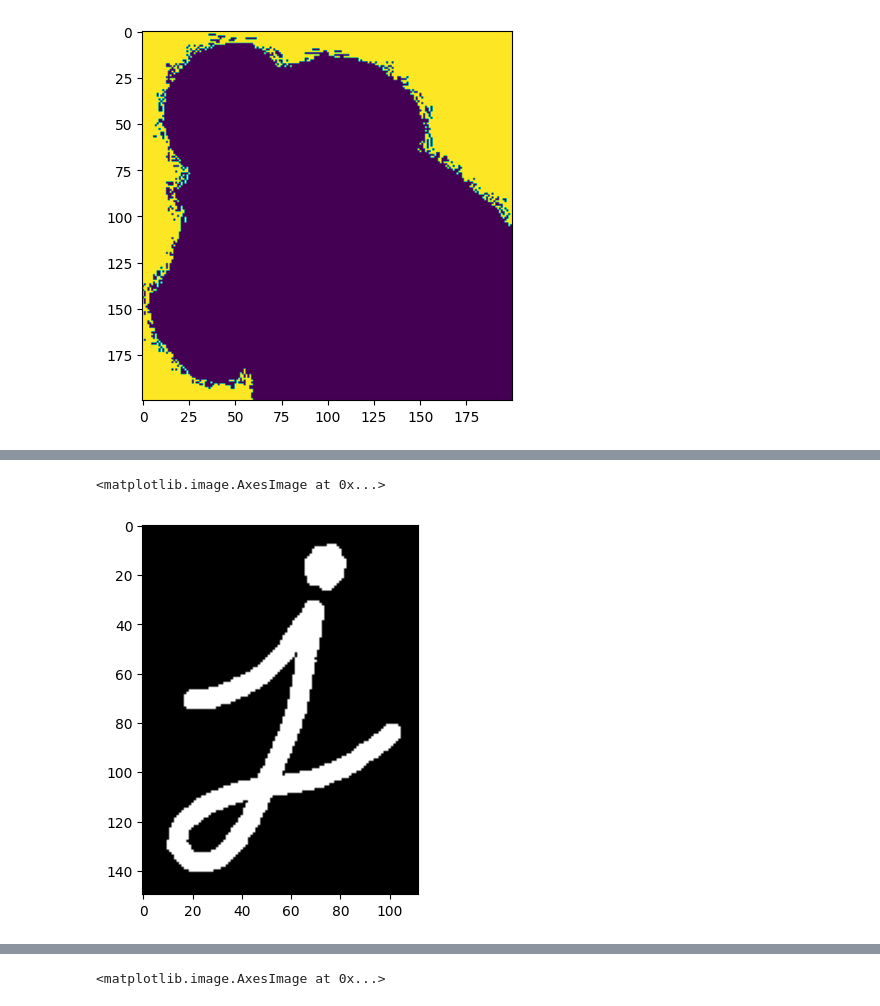
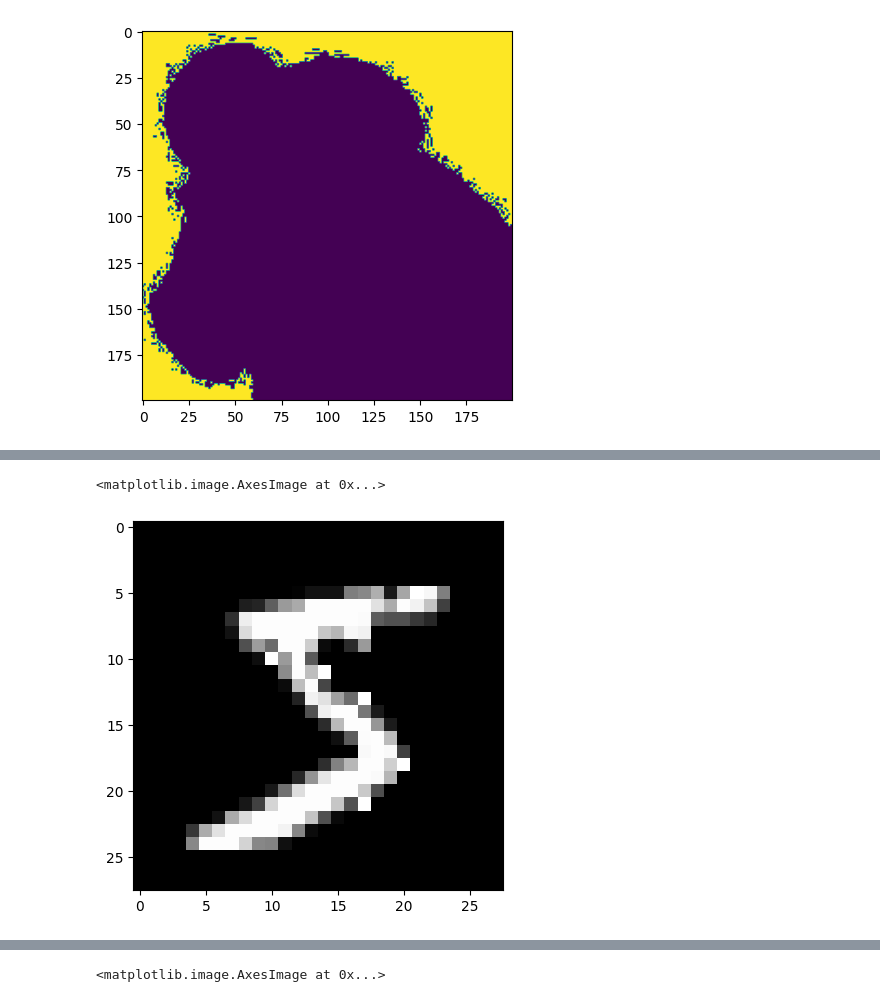
Before and after one commit to yashyaks/ImageProcessing_ComputerVision, a Jupyter notebook: qwerty.ipynb, the cells around one changed output, grey strips where cells are left out. Cells and saved outputs as stored; diff of their text form; code cells hidden in the pictures.

```diff
--- a/qwerty.ipynb
+++ b/qwerty.ipynb
@@ -32,0 +40,3 @@ WARNING:tensorflow:From c:\Users\Yash Thakar\PROGRAMMING\ImageProcessing_Compute
+# %%
+mnist = x_train[0]
+plt.imshow(mnist, cmap='gray')
@@ -188,11 +195,11 @@ plt.imshow(j, cmap = 'gray')
 # %%
 lower_bound = 1
 upper_bound = 2
 
 # With background intensity slicing
-sliced_image_with_background = gray_level_slicing(j, lower_bound, upper_bound, True)
+sliced_image_with_background = gray_level_slicing(mnist, lower_bound, upper_bound, True)
 plt.imshow(sliced_image_with_background, cmap = 'gray')
 # %% [output]
 <matplotlib.image.AxesImage at 0x...>
-[figure, old version]
+[figure, new version]
 # %%
```
Also changed, not shown: parts of 23 cells of this notebook.
